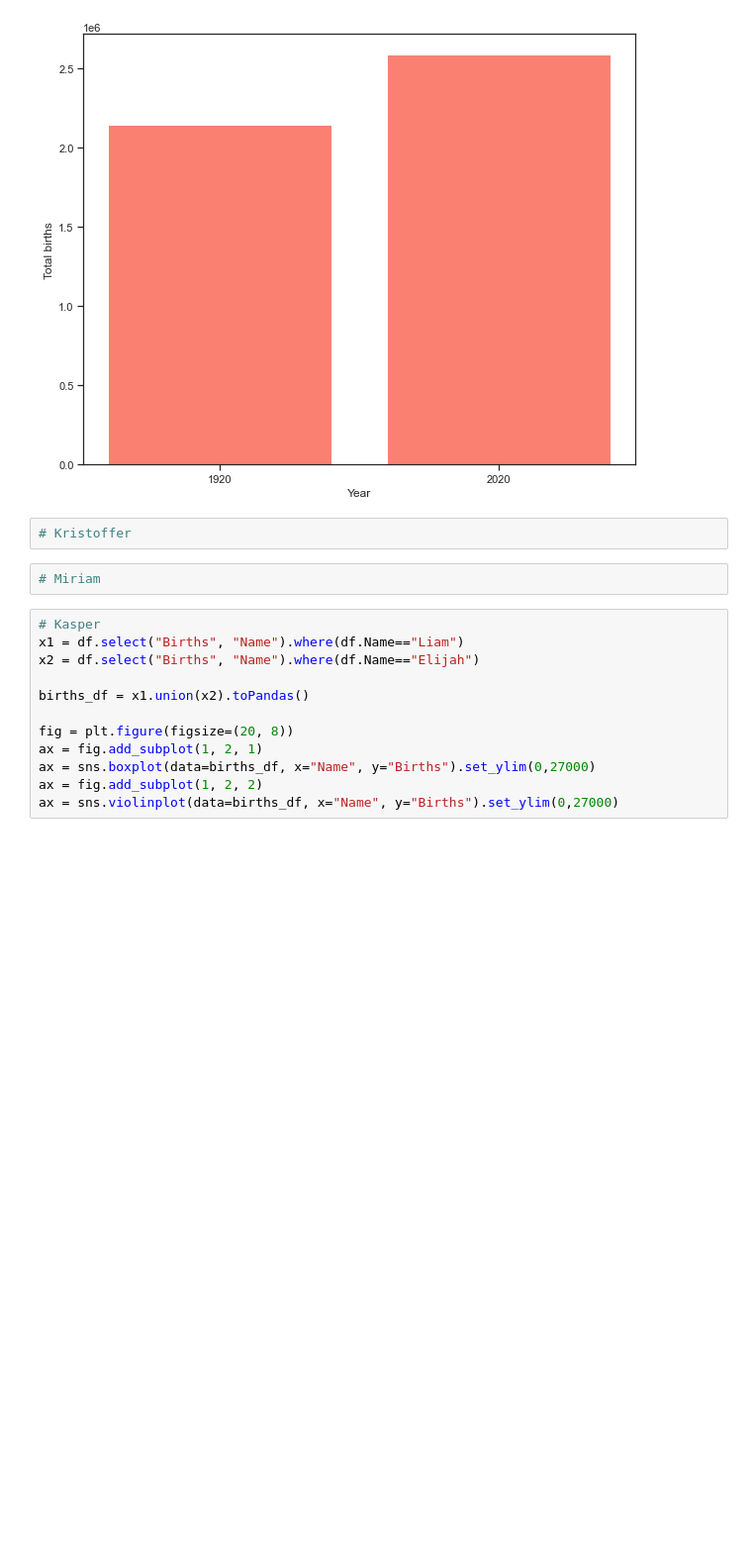
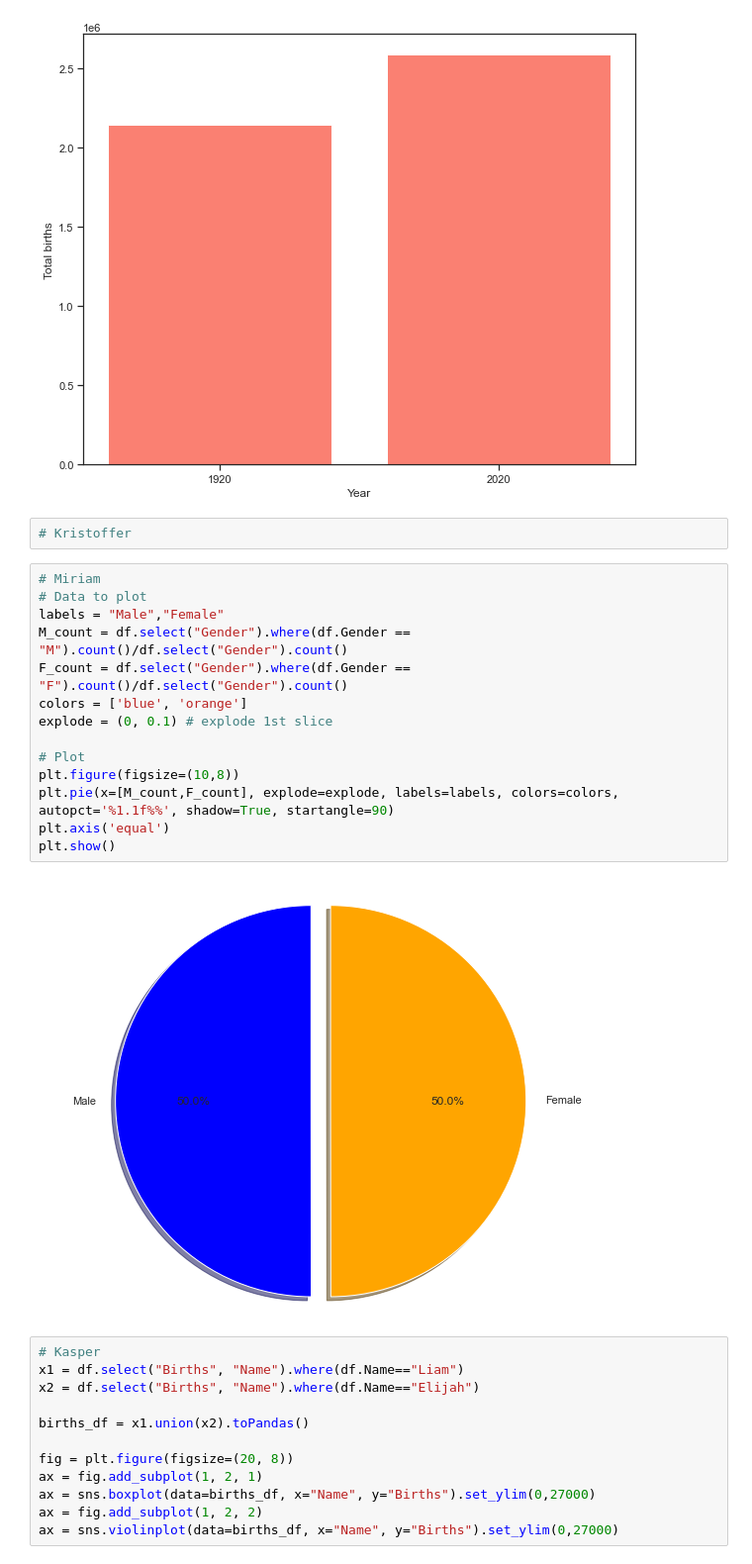
Before and after one commit to Kasper98-png/BDS-miniproject1, a Jupyter notebook: BDS-miniproject-code.ipynb, the cells around one changed output. Shown: that part at 99% size. Saved outputs shown, nothing was run; the diff lists cells and outputs as text; blank space fills up the shorter version.

```diff
--- a/BDS-miniproject-code.ipynb
+++ b/BDS-miniproject-code.ipynb
@@ -68,6 +68,21 @@ plt.show()
 # Kristoffer
 # %%
 # Miriam
+# Data to plot
+labels = "Male","Female"
+M_count = df.select("Gender").where(df.Gender == "M").count()/df.select("Gender").count()
+F_count = df.select("Gender").where(df.Gender == "F").count()/df.select("Gender").count()
+colors = ['blue', 'orange']
+explode = (0, 0.1) # explode 1st slice
+
+# Plot
+plt.figure(figsize=(10,8))
+plt.pie(x=[M_count,F_count], explode=explode, labels=labels, colors=colors,
+autopct='%1.1f%%', shadow=True, startangle=90)
+plt.axis('equal')
+plt.show()
+# %% [output]
+[figure, added]
 # %%
 # Kasper
 x1 = df.select("Births", "Name").where(df.Name=="Liam")
```
